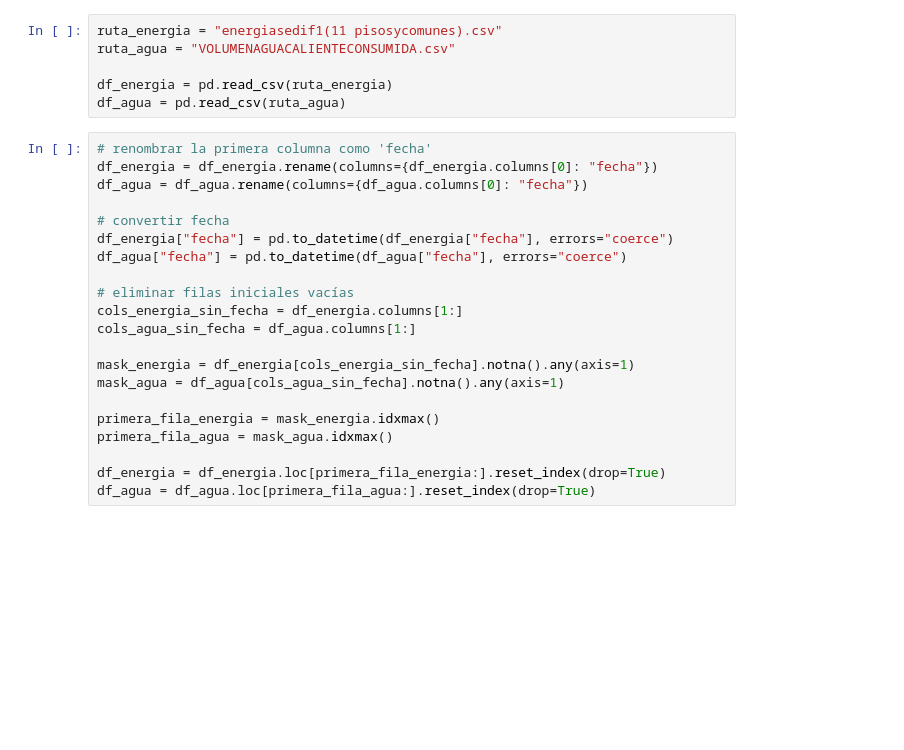
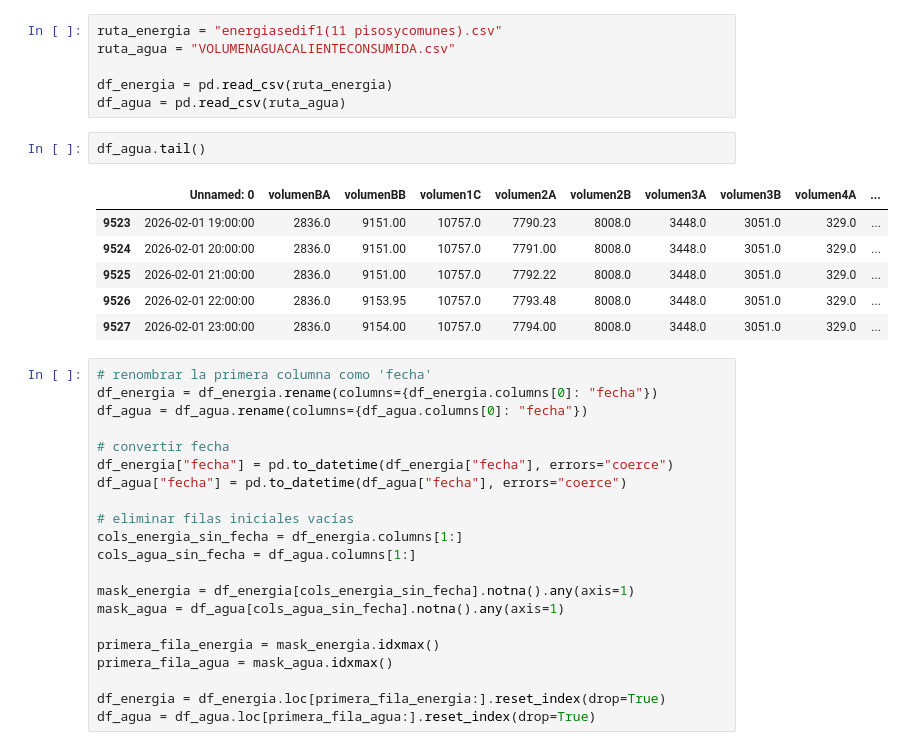
Before and after one commit to lauragomezpena/TFG_energia_comunidad, a Jupyter notebook: data/visualizar.ipynb, the cells around one changed output. Drawn from its saved outputs; the diff is of its cells as text; blank space fills up the shorter version.

```diff
--- a/data/visualizar.ipynb
+++ b/data/visualizar.ipynb
@@ -9,6 +9,15 @@ ruta_agua = "VOLUMENAGUACALIENTECONSUMIDA.csv"
 
 df_energia = pd.read_csv(ruta_energia)
 df_agua = pd.read_csv(ruta_agua)
+# %%
+df_agua.tail()
+# %% [output]
+|  | Unnamed: 0 | volumenBA | volumenBB | volumen1C | volumen2A | volumen2B | volumen3A | volumen3B | volumen4A | ... |
+| 9523 | 2026-02-01 19:00:00 | 2836.0 | 9151.00 | 10757.0 | 7790.23 | 8008.0 | 3448.0 | 3051.0 | 329.0 | ... |
+| 9524 | 2026-02-01 20:00:00 | 2836.0 | 9151.00 | 10757.0 | 7791.00 | 8008.0 | 3448.0 | 3051.0 | 329.0 | ... |
+| 9525 | 2026-02-01 21:00:00 | 2836.0 | 9151.00 | 10757.0 | 7792.22 | 8008.0 | 3448.0 | 3051.0 | 329.0 | ... |
+| 9526 | 2026-02-01 22:00:00 | 2836.0 | 9153.95 | 10757.0 | 7793.48 | 8008.0 | 3448.0 | 3051.0 | 329.0 | ... |
+| 9527 | 2026-02-01 23:00:00 | 2836.0 | 9154.00 | 10757.0 | 7794.00 | 8008.0 | 3448.0 | 3051.0 | 329.0 | ... |
 # %%
 # renombrar la primera columna como 'fecha'
 df_energia = df_energia.rename(columns={df_energia.columns[0]: "fecha"})
```
Also changed, not shown: parts of 1 cell of this notebook, 4 other files.
